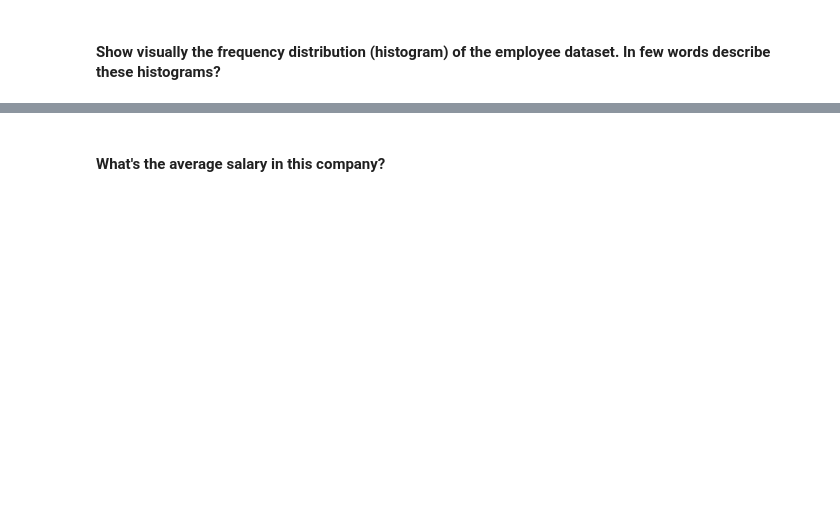
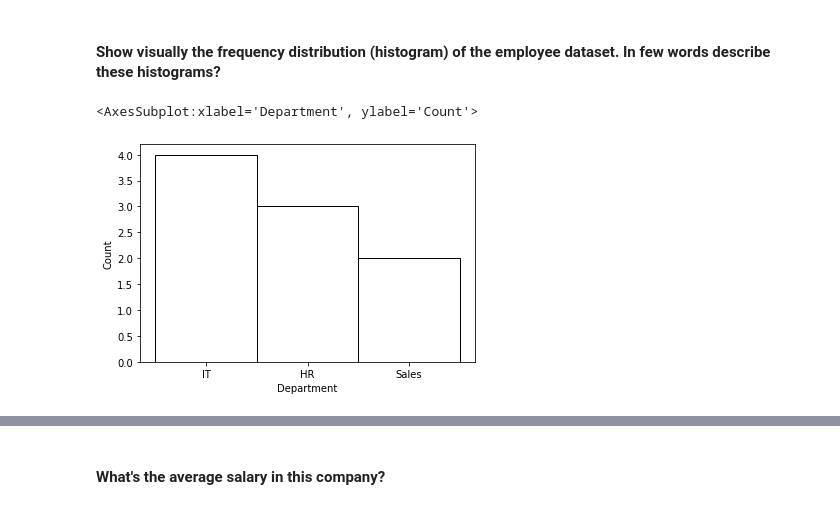
Before and after one commit to angelanavarrog/lab-subsetting-and-descriptive-stats, a Jupyter notebook: your-code/main.ipynb, the cells around one changed output, grey strips where cells are left out. Saved outputs shown, nothing was run; the diff lists cells and outputs as text; code cells hidden in the pictures; blank space fills up the shorter version.

```diff
--- a/your-code/main.ipynb
+++ b/your-code/main.ipynb
@@ -60,6 +159,8 @@ import seaborn as sns
 #### Load the `employee.csv` file into a DataFrame. Call the dataframe `employee`
 # %%
 # your answer here
+
+employee = pd.read_csv("./employee.csv",encoding = "ISO-8859-1")
 # %% [markdown]
 #### Explore the data types of the Temp dataframe. Comment your results
 # %%
@@ -68,3 +192,7 @@ import seaborn as sns
 #### Show visually the frequency distribution (histogram) of the employee dataset. In few words describe these histograms?
 # %%
 # your answer here
+sns.histplot(employee.Department, color='w')
+# %% [output]
+<AxesSubplot:xlabel='Department', ylabel='Count'>
+[figure, added]
```
Also changed, not shown: parts of 86 cells of this notebook.
